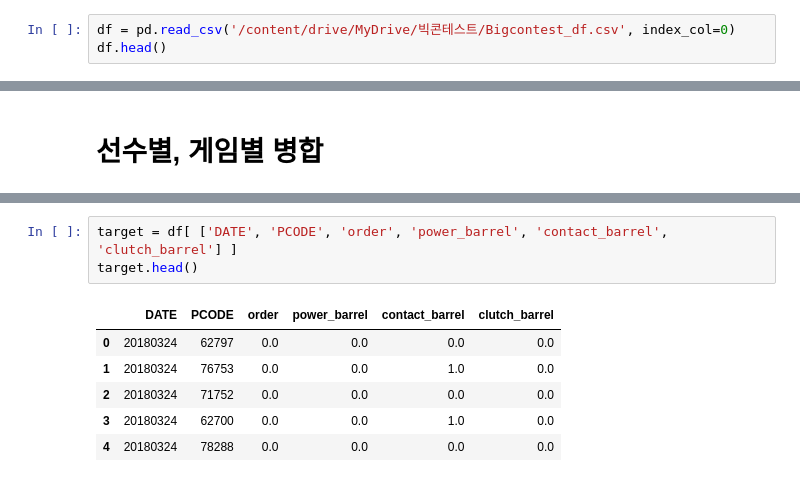
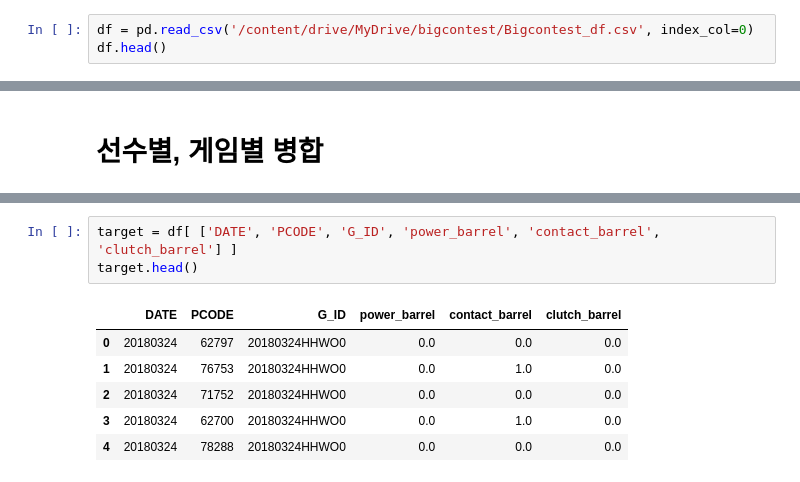
Before and after one commit to KimGriezmann/Bigcontest_2021, a Jupyter notebook: working_space_SeongGwan/Bigcontest_add_Barrel_col.ipynb, the cells around one changed output, grey strips where cells are left out. Drawn from its saved outputs; the diff is of its cells as text.

```diff
--- a/working_space_SeongGwan/Bigcontest_add_Barrel_col.ipynb
+++ b/working_space_SeongGwan/Bigcontest_add_Barrel_col.ipynb
@@ -39,7 +39,7 @@ from tqdm import tqdm_notebook
 
 plt.rc('font', family='NanumBarunGothic')
 # %%
-df = pd.read_csv('/content/drive/MyDrive/빅콘테스트/Bigcontest_df.csv', index_col=0)
+df = pd.read_csv('/content/drive/MyDrive/bigcontest/Bigcontest_df.csv', index_col=0)
 df.head()
 # %% [output]
 |  | DATE | PCODE | INN | HIT_VEL | HIT_ANG_VER | HIT_RESULT | PIT_VEL | PIT_ID | G_ID | RESULT_MG | ... |
@@ -433,12 +433,12 @@ df.head()
 | 3 | 20180324 | 62700 | 1 | 113.72 | 13.5 | 1루타 | 139.13 | 180324_140911 | 20180324HHWO0 | 1루타 | ... |
 | 4 | 20180324 | 78288 | 2 | 161.90 | 3.5 | 1루타 | 145.75 | 180324_142310 | 20180324HHWO0 | 1루타 | ... |
 # %%
-target = df[ ['DATE', 'PCODE', 'order', 'power_barrel', 'contact_barrel', 'clutch_barrel'] ]
+target = df[ ['DATE', 'PCODE', 'G_ID', 'power_barrel', 'contact_barrel', 'clutch_barrel'] ]
 target.head()
 # %% [output]
-|  | DATE | PCODE | order | power_barrel | contact_barrel | clutch_barrel |
-| 0 | 20180324 | 62797 | 0.0 | 0.0 | 0.0 | 0.0 |
-| 1 | 20180324 | 76753 | 0.0 | 0.0 | 1.0 | 0.0 |
-| 2 | 20180324 | 71752 | 0.0 | 0.0 | 0.0 | 0.0 |
-| 3 | 20180324 | 62700 | 0.0 | 0.0 | 1.0 | 0.0 |
-| 4 | 20180324 | 78288 | 0.0 | 0.0 | 0.0 | 0.0 |
+|  | DATE | PCODE | G_ID | power_barrel | contact_barrel | clutch_barrel |
+| 0 | 20180324 | 62797 | 20180324HHWO0 | 0.0 | 0.0 | 0.0 |
+| 1 | 20180324 | 76753 | 20180324HHWO0 | 0.0 | 1.0 | 0.0 |
+| 2 | 20180324 | 71752 | 20180324HHWO0 | 0.0 | 0.0 | 0.0 |
+| 3 | 20180324 | 62700 | 20180324HHWO0 | 0.0 | 1.0 | 0.0 |
+| 4 | 20180324 | 78288 | 20180324HHWO0 | 0.0 | 0.0 | 0.0 |
```
Also changed, not shown: parts of 4 cells of this notebook.
